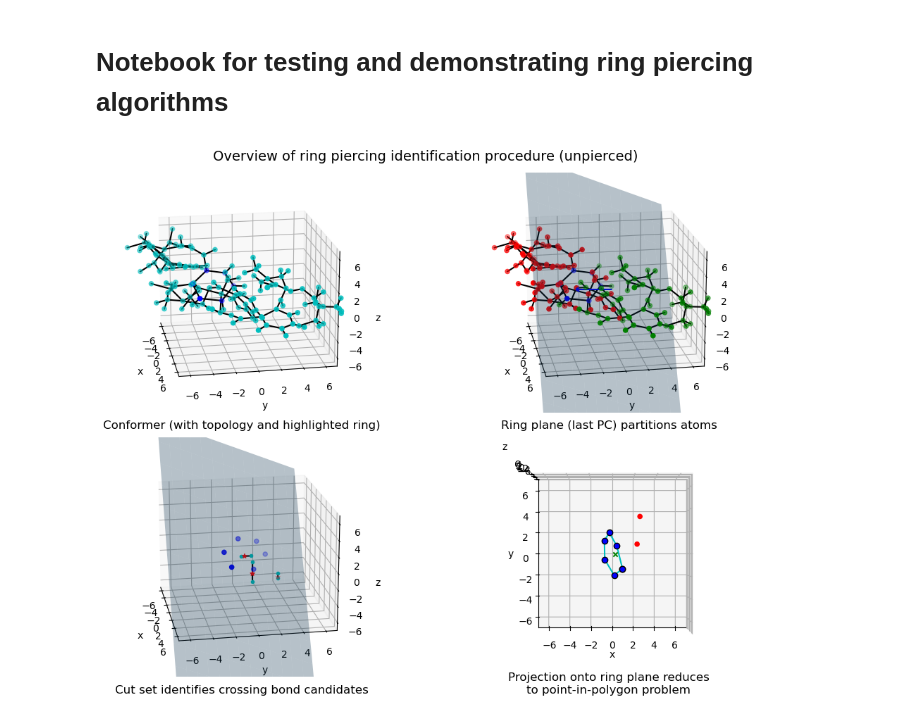
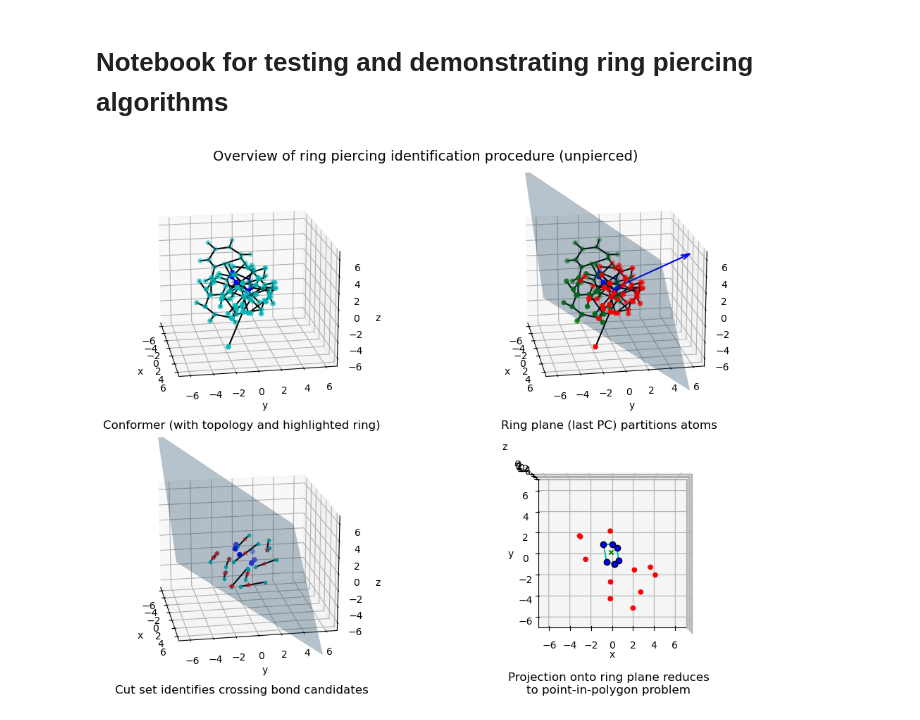
Before and after one commit to jlaw9/2026_polymer_build_workflow, a Jupyter notebook: ring_piercing.ipynb, the cells around one changed output. Drawn from its saved outputs; the diff is of its cells as text; code cells hidden in the pictures.

```diff
--- a/ring_piercing.ipynb
+++ b/ring_piercing.ipynb
@@ -18,7 +18,7 @@ from rdkit import Chem
 struct_dir : Path = Path('ring_piercing')
 mol_sdf_name : str = 'distorted.sdf'
 # mol_sdf_name : str = 'tangled.sdf'
-mol_sdf_name : str = 'small.sdf'
+# mol_sdf_name : str = 'small.sdf'
 
 mol_sdf_path = struct_dir / mol_sdf_name
 ring_idx : int = 2 # which ring in the molecule to focus on
@@ -148,34 +148,34 @@ for bond_idx_pair in bonded_atom_idxs:
 d = -np.dot(ring_center, ring_normal) # affine term in equation of plane
 xx, yy = np.meshgrid(ax_range, ax_range)
 z = -(ring_normal[0]*xx + ring_normal[1]*yy + d) / ring_normal[2]
 ax_affil.plot_surface(xx, yy, z, alpha=0.3) # plot ring plane
 
 ## plot spanning bonds and their planar intersections
 ax_span = axes[1, 0]
 ax_span.set_title('Cut set identifies crossing bond candidates', y=-0.1)
 
 ax_span.scatter(*positions_centered[parallel_idxs].T, color='b')
 ax_span.plot_surface(xx, yy, z, alpha=0.3) # plot ring plane
 for idxs in spanning_bond_atom_idxs:
     ax_span.plot(*positions_centered[idxs, :].T, '.-', color='k', mfc='c', mec='c')
 ax_span.scatter(*bond_plane_intersections.T, marker='*', color='r')
 
 ## plot projection of ring and intersection points into 2 dimensions
 ax_proj = axes[1, 1]
 ax_proj.set_title('Projection onto ring plane reduces\nto point-in-polygon problem', y=-0.1)
 
 ax_proj.azim = -90
 ax_proj.elev = 90
 ax_proj.plot(*positions_centered[np.hstack([ring_atom_idxs, [ring_atom_idxs[0]]])].T, 'c-o', mfc='b', mec='k')
 
 ax_proj.scatter(*intersections_2d[~pierces_ring].T, color='r', marker='o')
 ax_proj.scatter(*intersections_2d[pierces_ring].T, color='g', marker='x')
 
 fig.tight_layout()
 # fig.savefig(f'ring_piercing_demo_{affix}.png', bbox_inches='tight')
 plt.show()
 # %% [output]
-[figure, old version]
+[figure, new version]
 # %%
 from math import ceil, sqrt
 from src.utils.piercing import assess_ring_piercing
```
Also changed, not shown: parts of 4 cells of this notebook, 1 other file.
